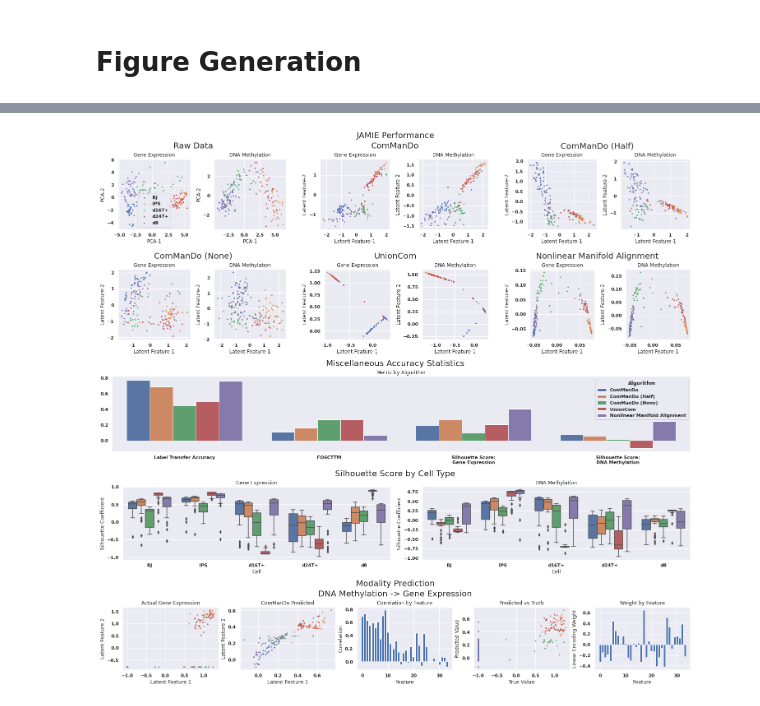
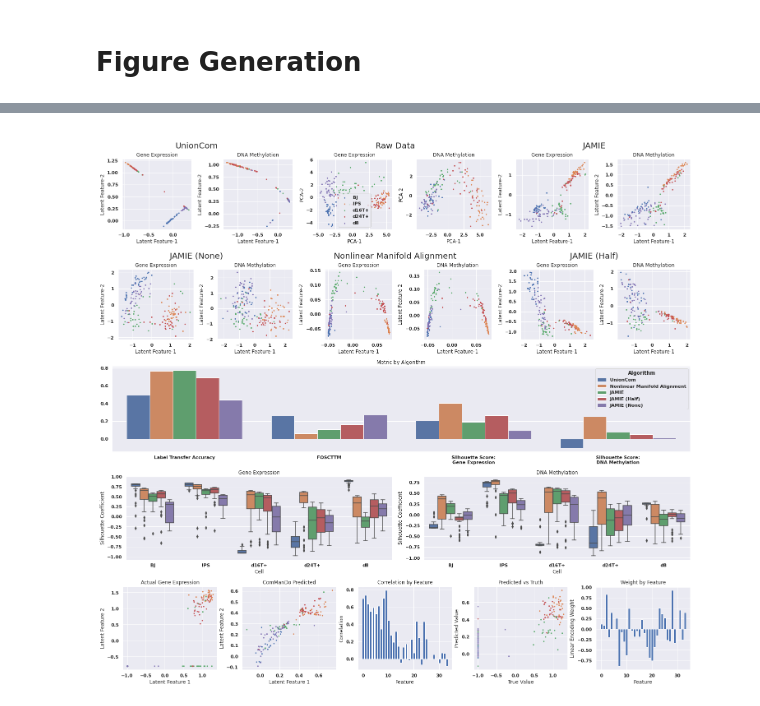
Before and after one commit to Oafish1/JAMIE, a Jupyter notebook: examples/general_analysis/scGEM.ipynb, the cells around one changed output, grey strips where cells are left out. Cells and saved outputs as stored; diff of their text form; code cells hidden in the pictures.

Commit message:
Figure updates

```diff
--- a/examples/general_analysis/scGEM.ipynb
+++ b/examples/general_analysis/scGEM.ipynb
@@ -124,16 +124,19 @@ Total: 11.49808691300018
 # %%
 #%%capture --no-display
 params = {
     'dataset_names': ['Gene Expression', 'DNA Methylation'],
-    'alg_results': [cm_data_half, cm_data_none, uc_data, nl_data],
-    'alg_names': ['ComManDo (Half)', 'ComManDo (None)', 'UnionCom', 'Nonlinear Manifold Alignment'],
+    'integrated_data': [uc_data, nl_data, cm_data, cm_data_half, cm_data_none],
+    'integrated_alg_names': ['UnionCom', 'Nonlinear Manifold Alignment', 'JAMIE', 'JAMIE (Half)', 'JAMIE (None)'],
+    'alg_groups': [2, 0, 0, 1, 2],
+    'raw_data_group': 1,
+    'integrated_rows': 1,
     'scale': 20,
     'reconstruction_features': {(1, 0): [9, 1]},
     'exclude_predict': [(0, 1)],
     'skip_partial': True,
     'skip_nn': True,
     # 'skip_simple': True,
 }
-generate_figure(cm, cm_data, dataset, labels, **params)
+generate_figure(cm, dataset, labels, **params);
 # %% [output]
-[figure, old version]
+[figure, new version]
```
Also changed, not shown: parts of 4 cells of this notebook, 4 other files.
